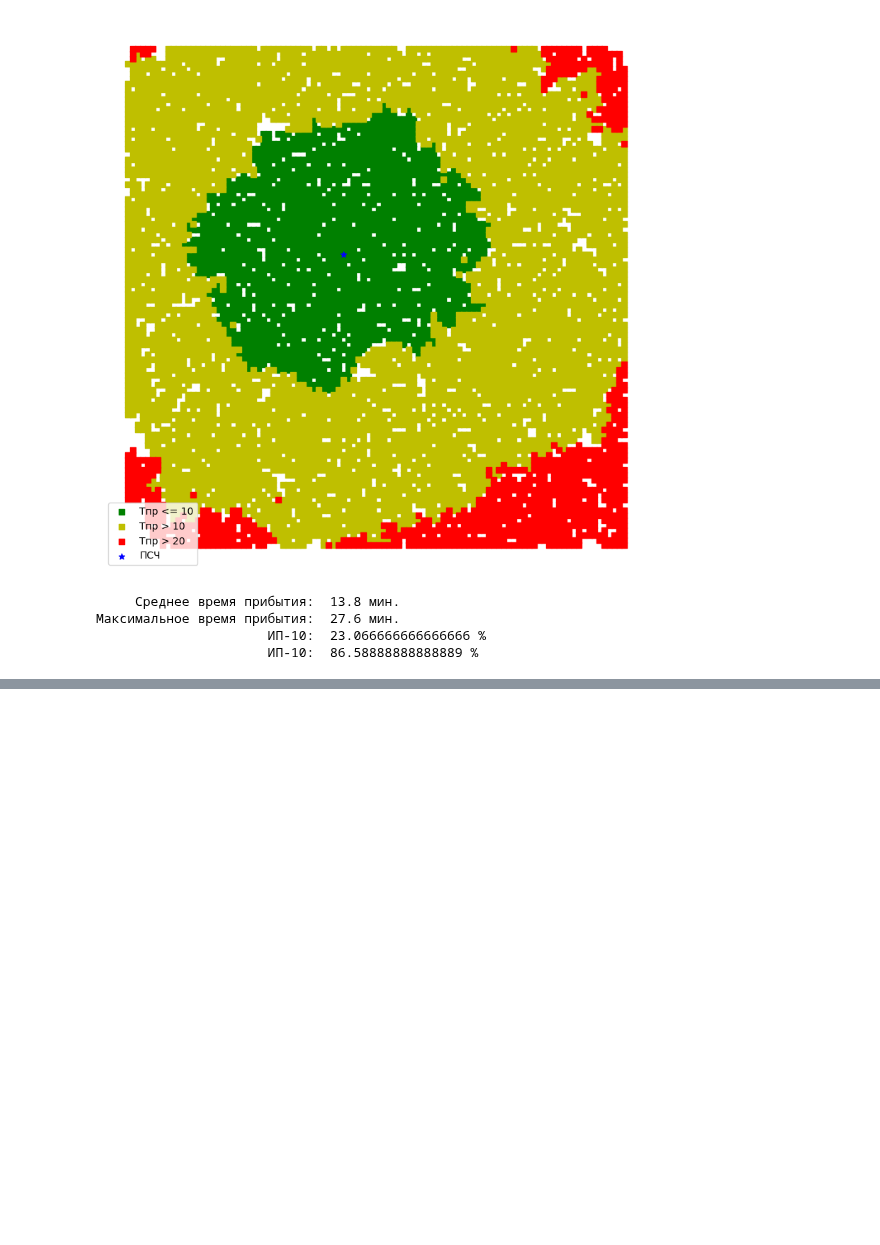
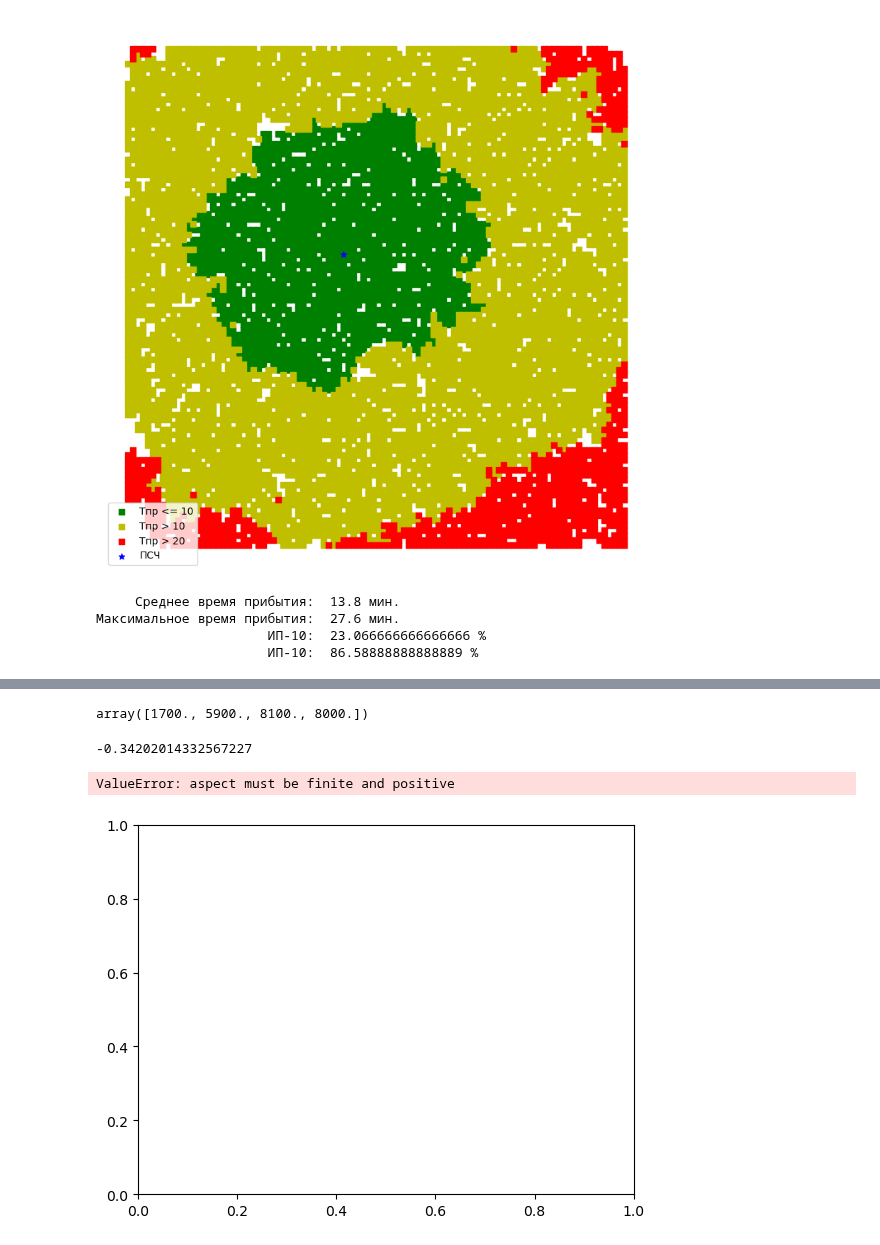
Before and after one commit to Obsidian-pb/genesis, a Jupyter notebook: work/genesis/grid_graphs_test.ipynb, the cells around one changed output, grey strips where cells are left out. Drawn from its saved outputs; the diff is of its cells as text; code cells hidden in the pictures; blank space fills up the shorter version.

```diff
--- a/work/genesis/grid_graphs_test.ipynb
+++ b/work/genesis/grid_graphs_test.ipynb
@@ -278,0 +354,17 @@ print_results(g_nodes, {best_nodes: 'full'}, figsize=(10,10))
+# %%
+bounds = gn_edges.total_bounds
+bounds
+# y_coord = np.mean([bounds[1], bounds[3]])
+# y_coord
+# ax.set_aspect(1 / np.cos(y_coord * np.pi / 180))
+# %% [output]
+array([1700., 5900., 8100., 8000.])
+# %%
+fig, ax = plt.subplots(1,1)
+y_coord = np.mean([bounds[1], bounds[3]])
+print(np.cos(y_coord * np.pi / 180))
+ax.set_aspect(1 / np.cos(y_coord * np.pi / 180))
+# %% [output]
+-0.34202014332567227
+ValueError: aspect must be finite and positive
+[figure, added]
```
Also changed, not shown: parts of 7 cells of this notebook.
